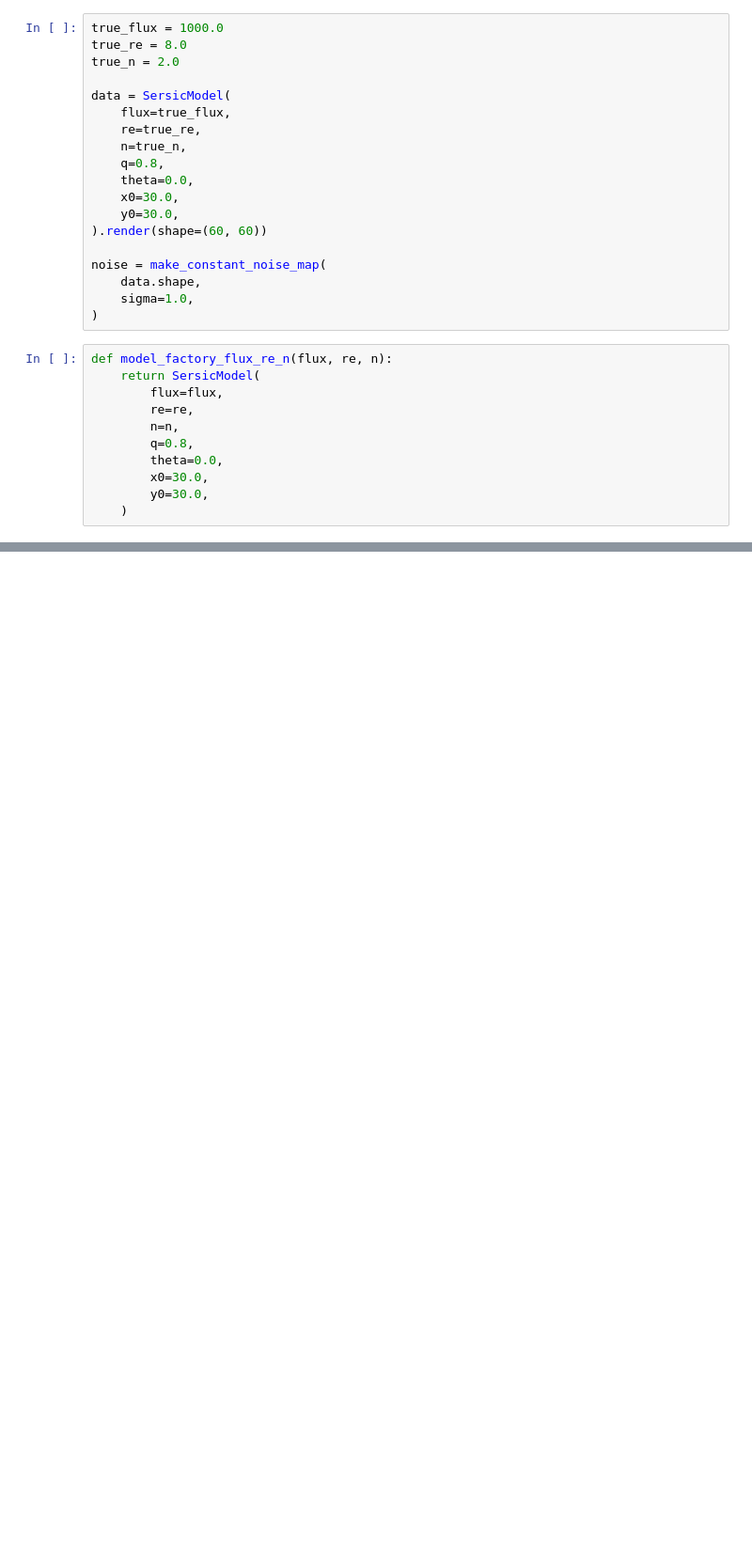
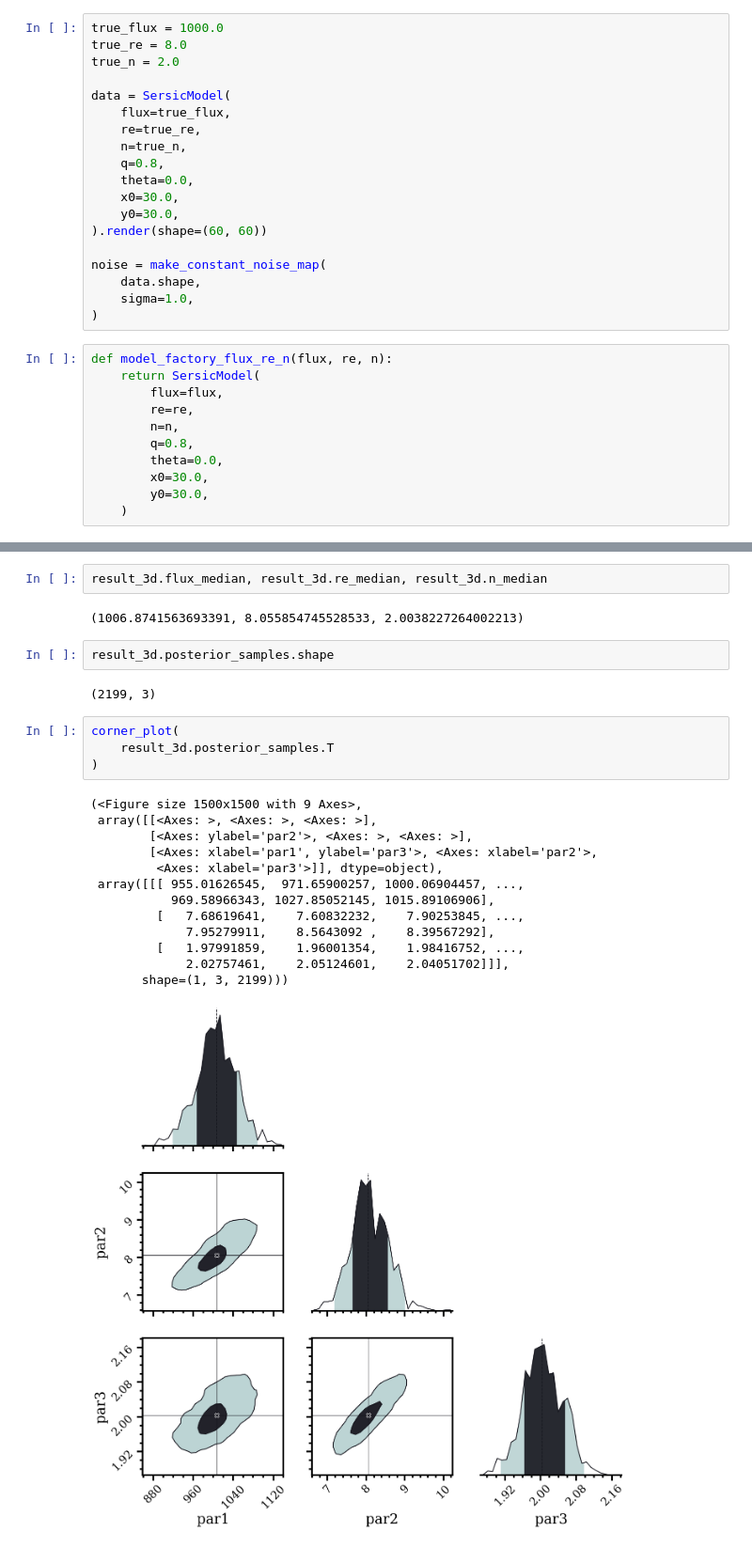
Before and after one commit to carlocannarozzophd/BayMorph, a Jupyter notebook: notebooks/01_single_sersic_fit.ipynb, the cells around one changed output, grey strips where cells are left out. Shown at 94% size. Cells and saved outputs as stored; diff of their text form; blank space fills up the shorter version.

```diff
--- a/notebooks/01_single_sersic_fit.ipynb
+++ b/notebooks/01_single_sersic_fit.ipynb
@@ -348,0 +361,26 @@ fig, axes = plot_data_model_residual(
+# %%
+result_3d.flux_median, result_3d.re_median, result_3d.n_median
+# %% [output]
+(1006.8741563693391, 8.055854745528533, 2.0038227264002213)
+# %%
+result_3d.posterior_samples.shape
+# %% [output]
+(2199, 3)
+# %%
+corner_plot(
+    result_3d.posterior_samples.T
+)
+# %% [output]
+(<Figure size 1500x1500 with 9 Axes>,
+ array([[<Axes: >, <Axes: >, <Axes: >],
+        [<Axes: ylabel='par2'>, <Axes: >, <Axes: >],
+        [<Axes: xlabel='par1', ylabel='par3'>, <Axes: xlabel='par2'>,
+         <Axes: xlabel='par3'>]], dtype=object),
+ array([[[ 955.01626545,  971.65900257, 1000.06904457, ...,
+           969.58966343, 1027.85052145, 1015.89106906],
+         [   7.68619641,    7.60832232,    7.90253845, ...,
+             7.95279911,    8.5643092 ,    8.39567292],
+         [   1.97991859,    1.96001354,    1.98416752, ...,
+             2.02757461,    2.05124601,    2.04051702]]],
+       shape=(1, 3, 2199)))
+[figure, added]
```
Also changed, not shown: parts of 17 cells of this notebook, 10 other files.
